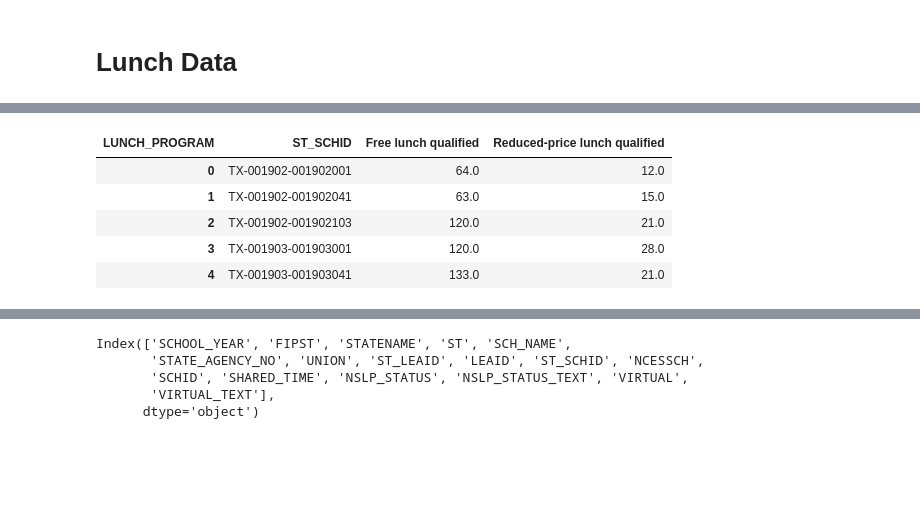
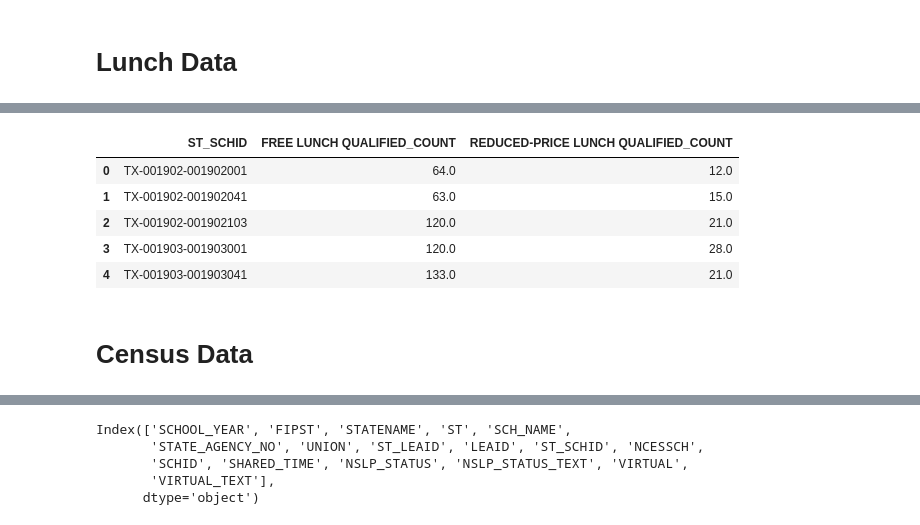
Before and after one commit to baolong281/sds-project, a Jupyter notebook: data/data.ipynb, the cells around one changed output, grey strips where cells are left out. Saved outputs shown, nothing was run; the diff lists cells and outputs as text; code cells hidden in the pictures; blank space fills up the shorter version.

```diff
--- a/data/data.ipynb
+++ b/data/data.ipynb
@@ -100,21 +48,29 @@ lunch_data.head(50)
 # %%
 wide_df = lunch_data.pivot_table(
-    index="ST_SCHID",             # unique key (school)
-    columns="LUNCH_PROGRAM",      # new columns
-    values="STUDENT_COUNT",       # what fills the cells
-    aggfunc="sum",                # in case duplicates exist
-    fill_value=0                  # replace NaN with 0
+    index="ST_SCHID",
+    columns="LUNCH_PROGRAM",
+    values="STUDENT_COUNT",
+    aggfunc="sum",
+    fill_value=0
 ).reset_index()
 
-wide_df = wide_df[["ST_SCHID", "Free lunch qualified", "Reduced-price lunch qualified"]]
-wide_df.head()
+lunch_df = wide_df[["ST_SCHID", "Free lunch qualified", "Reduced-price lunch qualified"]]
+
+lunch_df.columns = [
+    col if col == "ST_SCHID" else col.replace("\n", "_").upper() + "_COUNT"
+    for col in lunch_df.columns
+]
+
+lunch_df.head()
 # %% [output]
-| LUNCH_PROGRAM | ST_SCHID | Free lunch qualified | Reduced-price lunch qualified |
+|  | ST_SCHID | FREE LUNCH QUALIFIED_COUNT | REDUCED-PRICE LUNCH QUALIFIED_COUNT |
 | 0 | TX-001902-001902001 | 64.0 | 12.0 |
 | 1 | TX-001902-001902041 | 63.0 | 15.0 |
 | 2 | TX-001902-001902103 | 120.0 | 21.0 |
 | 3 | TX-001903-001903001 | 120.0 | 28.0 |
 | 4 | TX-001903-001903041 | 133.0 | 21.0 |
+# %% [markdown]
+# Census Data
 # %%
 census = pd.read_csv("./census.csv")
 census = census[census["ST"] == "TX"]
```
Also changed, not shown: parts of 22 cells of this notebook.
